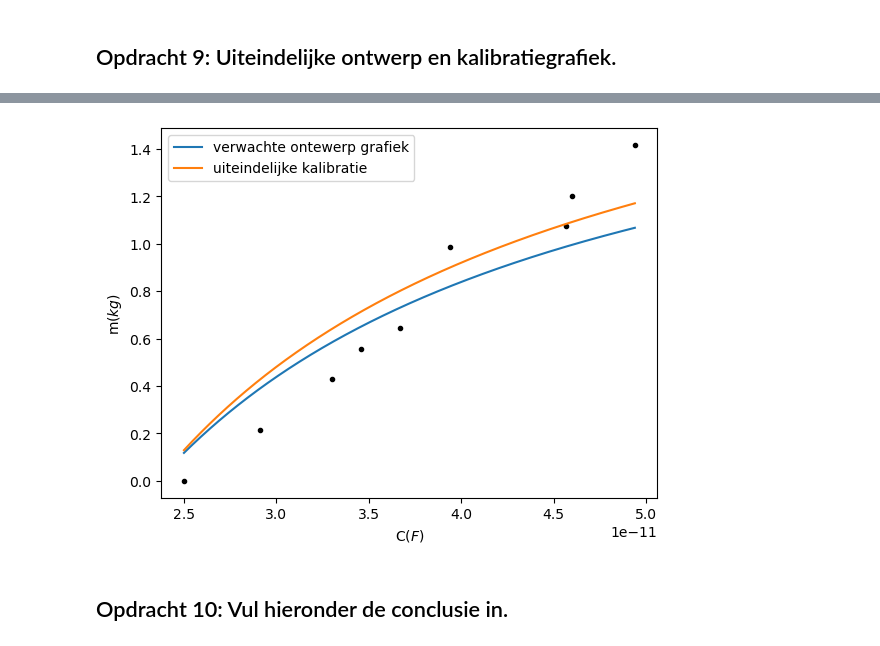
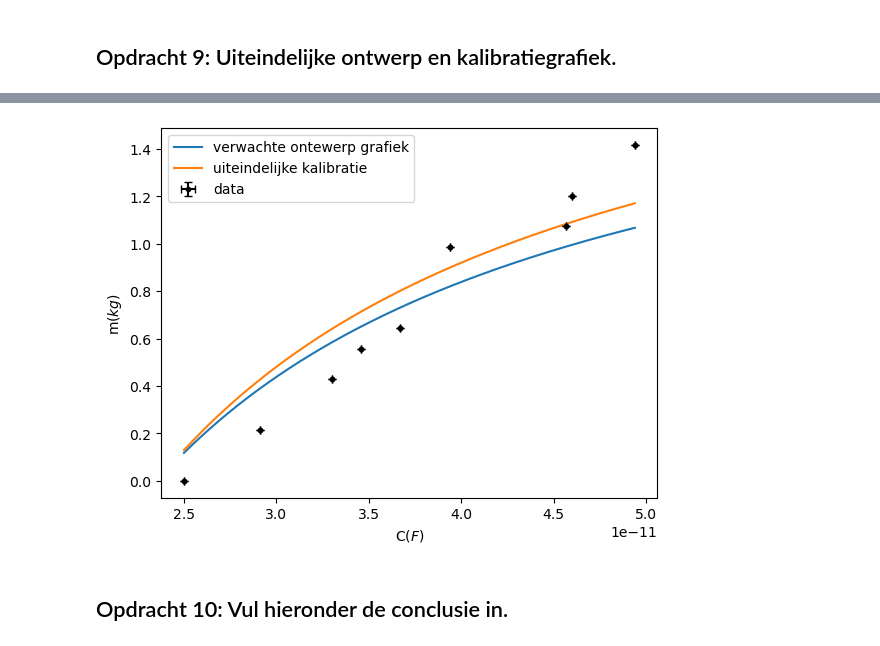
Before and after one commit to sirk3210/porkrepo, a Jupyter notebook: FysiekeOntwerpopdrachten/2OntwerpEenSensorCondensator/DEFOntwerpopdracht2OntwerpEenSensorInvulTemplate.ipynb, the cells around one changed output, grey strips where cells are left out. Saved outputs shown, nothing was run; the diff lists cells and outputs as text; code cells hidden in the pictures.

```diff
--- a/FysiekeOntwerpopdrachten/2OntwerpEenSensorCondensator/DEFOntwerpopdracht2OntwerpEenSensorInvulTemplate.ipynb
+++ b/FysiekeOntwerpopdrachten/2OntwerpEenSensorCondensator/DEFOntwerpopdracht2OntwerpEenSensorInvulTemplate.ipynb
@@ -184,14 +184,15 @@ Onze sensor kan nog verbetered worden door de volgende verbeteringen (minimaal 2
 # %%
 plt.figure()
 plt.plot(x,y,'k.')
 plt.plot(xtest,func(xtest,2000), label='verwachte ontewerp grafiek')
 plt.plot(xtest,func(xtest,*val), label='uiteindelijke kalibratie')
+plt.errorbar(x,y,xerr = 0,yerr = 0.05/1000, capsize = 3,fmt = 'k.', label = "data")
 plt.xlabel('C$(F)$')
 plt.ylabel('m$(kg)$')
 plt.legend()
 plt.show()
 # %% [output]
-[figure, old version]
+[figure, new version]
 # %% [markdown]
 ## Opdracht 10: Vul hieronder de conclusie in.
 # %% [markdown]
```
Also changed, not shown: parts of 1 cell of this notebook.
